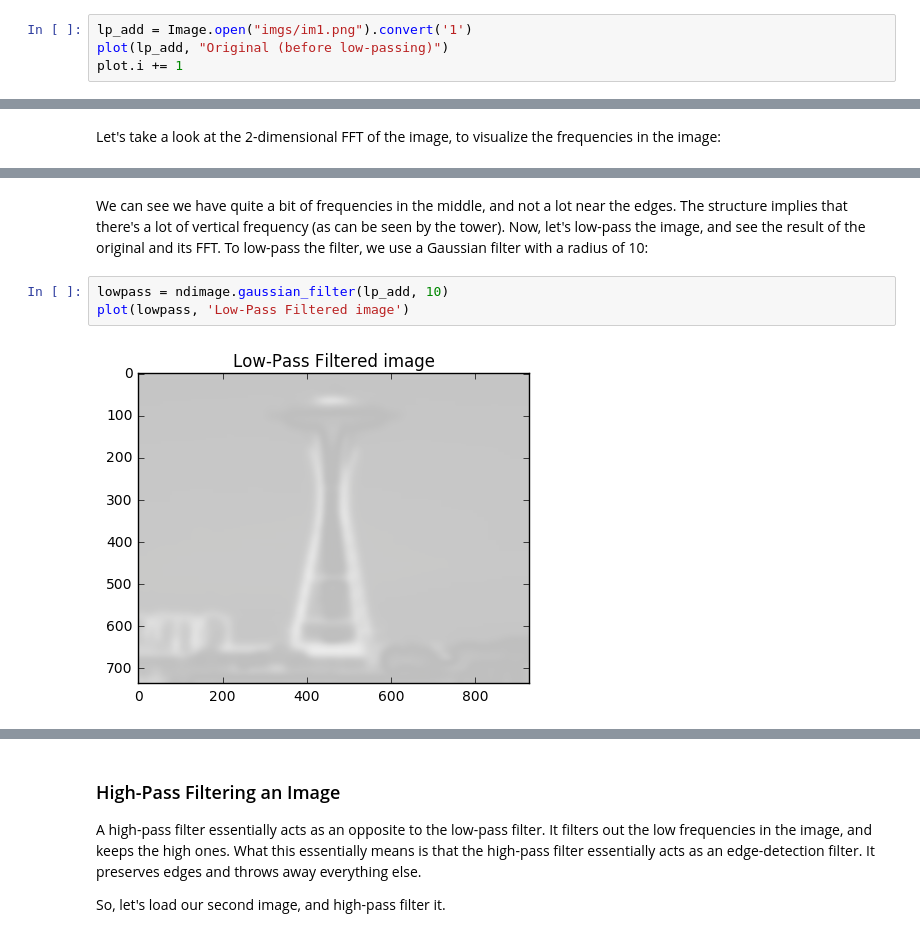
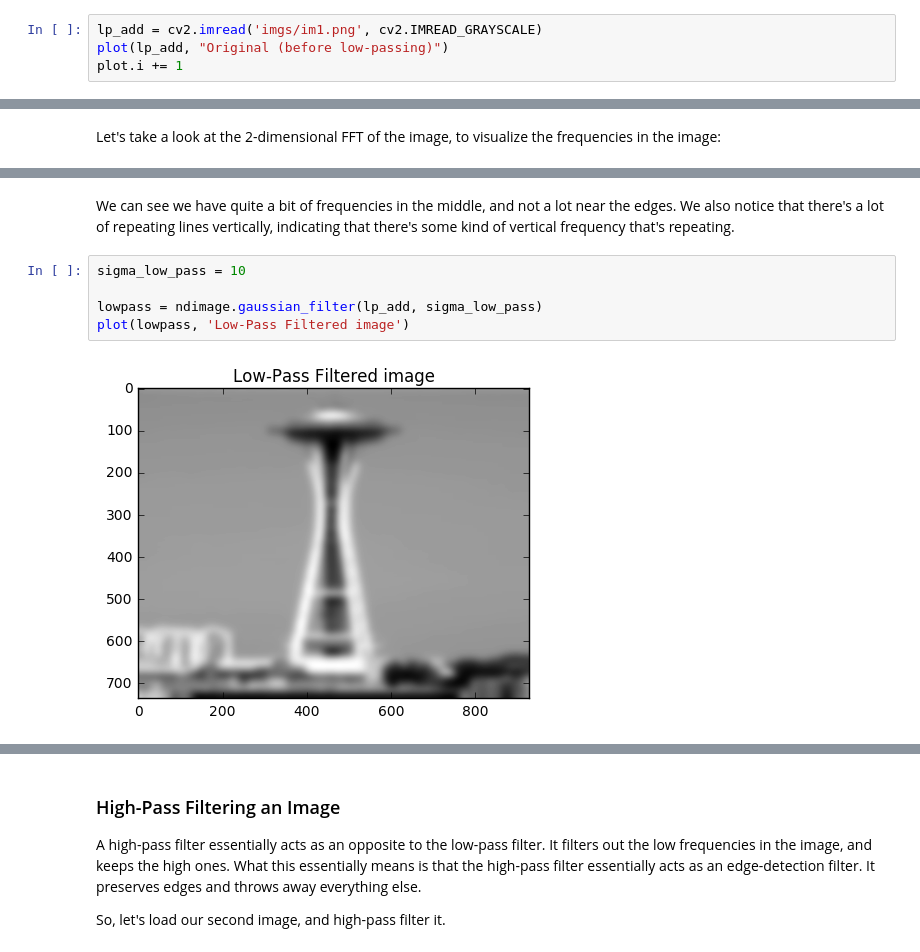
Before and after one commit to mohsaad/tag-dsp, a Jupyter notebook: week-1/advanced/Hybrid Images.ipynb, the cells around one changed output, grey strips where cells are left out. Saved outputs shown, nothing was run; the diff lists cells and outputs as text.

```diff
--- a/week-1/advanced/Hybrid Images.ipynb
+++ b/week-1/advanced/Hybrid Images.ipynb
@@ -38,7 +36,7 @@ def plot(data, title):
     plt.title(title)
 plot.i = 0
 # %%
-lp_add = Image.open("imgs/im1.png").convert('1')
+lp_add = cv2.imread('imgs/im1.png', cv2.IMREAD_GRAYSCALE)
 plot(lp_add, "Original (before low-passing)")
 plot.i += 1
 # %% [output]
@@ -55,10 +55,12 @@ plot(lp_image_fft, "FFT of Original Image before low-passing")
 # %% [markdown]
-We can see we have quite a bit of frequencies in the middle, and not a lot near the edges. The structure implies that there's a lot of vertical frequency (as can be seen by the tower). Now, let's low-pass the image, and see the result of the original and its FFT. To low-pass the filter, we use a Gaussian filter with a radius of 10:
+We can see we have quite a bit of frequencies in the middle, and not a lot near the edges. We also notice that there's a lot of repeating lines vertically, indicating that there's some kind of vertical frequency that's repeating.
 # %%
-lowpass = ndimage.gaussian_filter(lp_add, 10)
+sigma_low_pass = 10
+
+lowpass = ndimage.gaussian_filter(lp_add, sigma_low_pass)
 plot(lowpass, 'Low-Pass Filtered image')
 # %% [output]
-[figure, old version]
+[figure, new version]
 # %%
 lowpass_fft = fft2d(lowpass)
 plot(lowpass_fft, 'FFT of low-pass filtered image')
```
Also changed, not shown: parts of 14 cells of this notebook.
